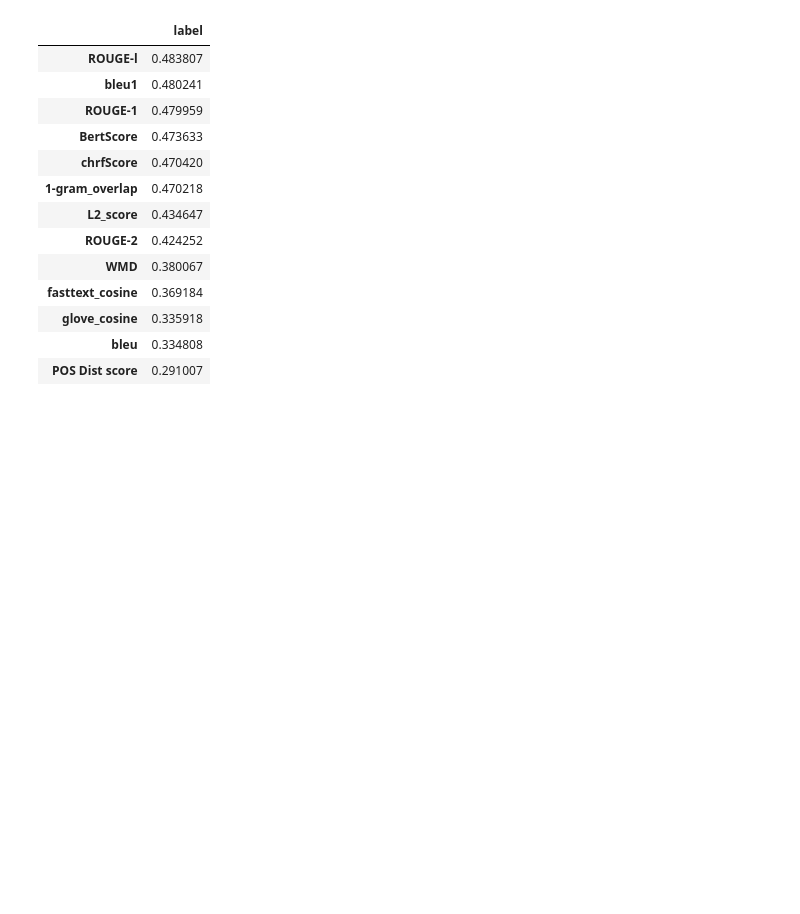
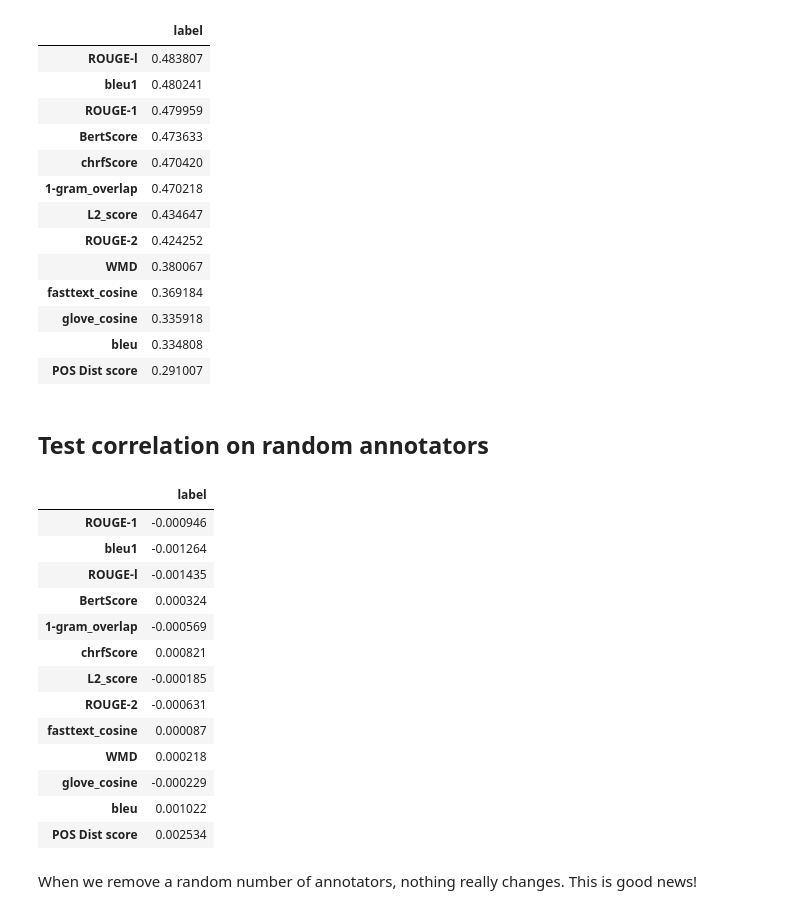
Before and after one commit to Hernanros/SOTA, a Jupyter notebook: notebooks/exploration/filtering_ba/[SS]Heuristics_divided_by_groups.ipynb, the cells around one changed output. Cells and saved outputs as stored; diff of their text form; code cells hidden in the pictures; blank space fills up the shorter version.

Commit message:
Tested on removing random annotators

```diff
--- a/notebooks/exploration/filtering_ba/[SS]Heuristics_divided_by_groups.ipynb
+++ b/notebooks/exploration/filtering_ba/[SS]Heuristics_divided_by_groups.ipynb
@@ -385,3 +385,31 @@ filtering_correlation.get_heuristic_scores(df_centrist,top_heuristic)
 | glove_cosine | 0.335918 |
 | bleu | 0.334808 |
 | POS Dist score | 0.291007 |
+# %% [markdown]
+## Test correlation on random annotators
+# %%
+# I am going to randomly remove 20% of the annotator
+ten_percent = len(list(df_combined.annotator.unique())) // 20
+np.random.seed(42)
+random_annotators = list(np.random.choice(list(df_combined.annotator.unique()),ten_percent,replace=False))
+# %%
+df_random_filtering = df_combined[~df_combined.annotator.isin(random_annotators)]
+# %%
+filtering_correlation.get_baseline_correlation(df_random_filtering) - filtering_correlation.get_baseline_correlation(df_combined)
+# %% [output]
+|  | label |
+| ROUGE-1 | -0.000946 |
+| bleu1 | -0.001264 |
+| ROUGE-l | -0.001435 |
+| BertScore | 0.000324 |
+| 1-gram_overlap | -0.000569 |
+| chrfScore | 0.000821 |
+| L2_score | -0.000185 |
+| ROUGE-2 | -0.000631 |
+| fasttext_cosine | 0.000087 |
+| WMD | 0.000218 |
+| glove_cosine | -0.000229 |
+| bleu | 0.001022 |
+| POS Dist score | 0.002534 |
+# %% [markdown]
+When we remove a random number of annotators, nothing really changes. This is good news!
```
